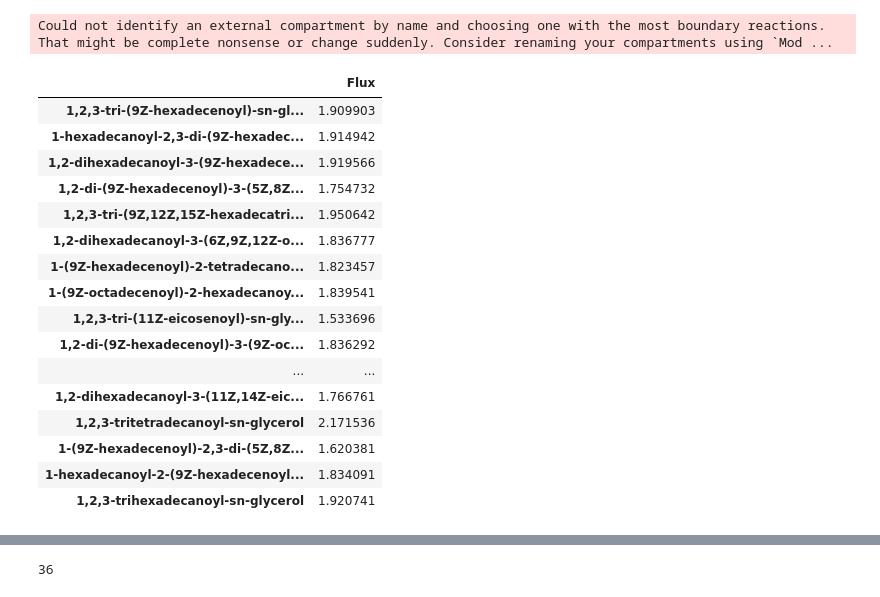
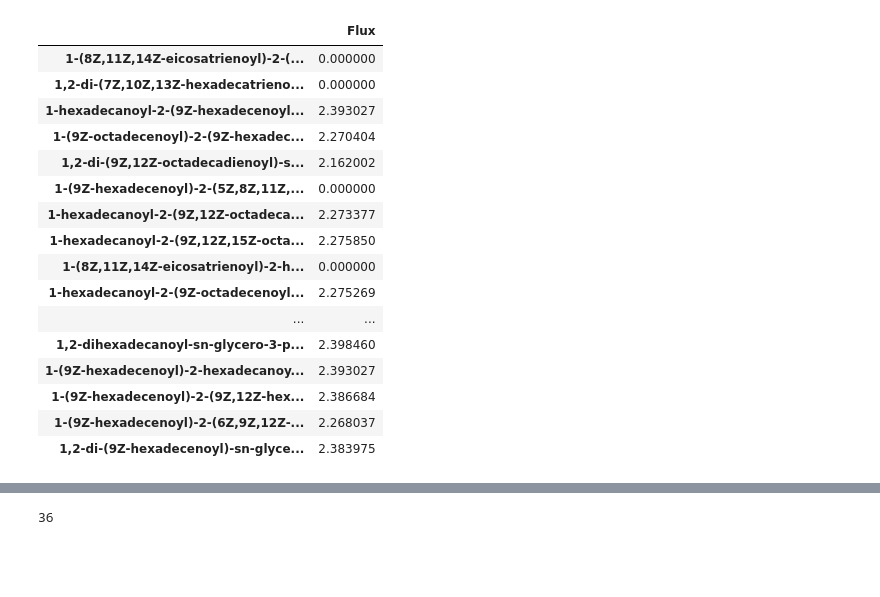
Before and after one commit to ecunha1996/GSMMutils, a Jupyter notebook: examples/Ngaditana.ipynb, the cells around one changed output, grey strips where cells are left out. Saved outputs shown, nothing was run; the diff lists cells and outputs as text; code cells hidden in the pictures; blank space fills up the shorter version.

```diff
--- a/examples/Ngaditana.ipynb
+++ b/examples/Ngaditana.ipynb
@@ -70,21 +35,20 @@ Could not identify an external compartment by name and choosing one with the mos
 # %%
-model.test_reaction("e_TAG__lip")
+model.test_reaction("e_PC__er")
 # %% [output]
-Could not identify an external compartment by name and choosing one with the most boundary reactions. That might be complete nonsense or change suddenly. Consider renaming your compartments using `Mod ...
 |  | Flux |
-| 1,2,3-tri-(9Z-hexadecenoyl)-sn-gl... | 1.909903 |
-| 1-hexadecanoyl-2,3-di-(9Z-hexadec... | 1.914942 |
-| 1,2-dihexadecanoyl-3-(9Z-hexadece... | 1.919566 |
-| 1,2-di-(9Z-hexadecenoyl)-3-(5Z,8Z... | 1.754732 |
-| 1,2,3-tri-(9Z,12Z,15Z-hexadecatri... | 1.950642 |
-| 1,2-dihexadecanoyl-3-(6Z,9Z,12Z-o... | 1.836777 |
-| 1-(9Z-hexadecenoyl)-2-tetradecano... | 1.823457 |
-| 1-(9Z-octadecenoyl)-2-hexadecanoy... | 1.839541 |
-| 1,2,3-tri-(11Z-eicosenoyl)-sn-gly... | 1.533696 |
-| 1,2-di-(9Z-hexadecenoyl)-3-(9Z-oc... | 1.836292 |
+| 1-(8Z,11Z,14Z-eicosatrienoyl)-2-(... | 0.000000 |
+| 1,2-di-(7Z,10Z,13Z-hexadecatrieno... | 0.000000 |
+| 1-hexadecanoyl-2-(9Z-hexadecenoyl... | 2.393027 |
+| 1-(9Z-octadecenoyl)-2-(9Z-hexadec... | 2.270404 |
+| 1,2-di-(9Z,12Z-octadecadienoyl)-s... | 2.162002 |
+| 1-(9Z-hexadecenoyl)-2-(5Z,8Z,11Z,... | 0.000000 |
+| 1-hexadecanoyl-2-(9Z,12Z-octadeca... | 2.273377 |
+| 1-hexadecanoyl-2-(9Z,12Z,15Z-octa... | 2.275850 |
+| 1-(8Z,11Z,14Z-eicosatrienoyl)-2-h... | 0.000000 |
+| 1-hexadecanoyl-2-(9Z-octadecenoyl... | 2.275269 |
 | ... | ... |
-| 1,2-dihexadecanoyl-3-(11Z,14Z-eic... | 1.766761 |
-| 1,2,3-tritetradecanoyl-sn-glycerol | 2.171536 |
-| 1-(9Z-hexadecenoyl)-2,3-di-(5Z,8Z... | 1.620381 |
-| 1-hexadecanoyl-2-(9Z-hexadecenoyl... | 1.834091 |
-| 1,2,3-trihexadecanoyl-sn-glycerol | 1.920741 |
+| 1,2-dihexadecanoyl-sn-glycero-3-p... | 2.398460 |
+| 1-(9Z-hexadecenoyl)-2-hexadecanoy... | 2.393027 |
+| 1-(9Z-hexadecenoyl)-2-(9Z,12Z-hex... | 2.386684 |
+| 1-(9Z-hexadecenoyl)-2-(6Z,9Z,12Z-... | 2.268037 |
+| 1,2-di-(9Z-hexadecenoyl)-sn-glyce... | 2.383975 |
```
Also changed, not shown: parts of 13 cells of this notebook, 9 other files.
